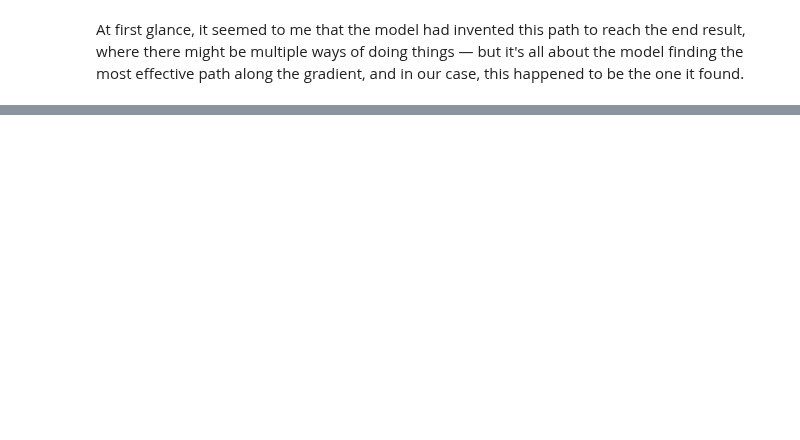
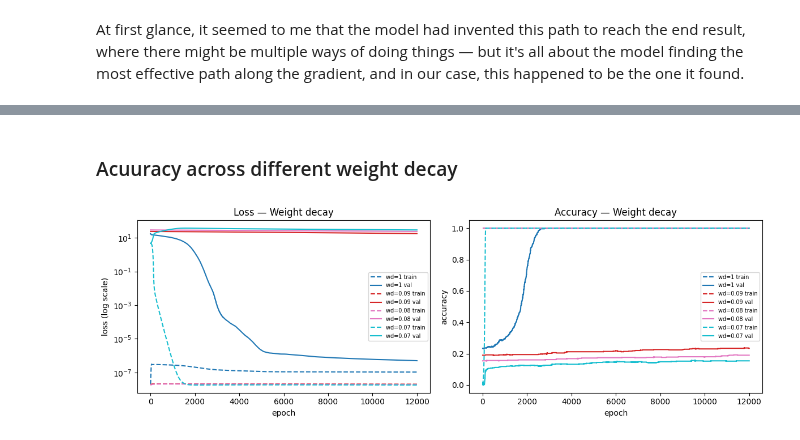
Before and after one commit to Aavash232311/Empirical-Analysis-of-Phase-Transitions-in-Transformer-Models-Using-Mechanistic-Interpretability, a Jupyter notebook: transformer-pt-analysis-main/src/Analysis/analysis.ipynb, the cells around one changed output, grey strips where cells are left out. Drawn from its saved outputs; the diff is of its cells as text; code cells hidden in the pictures; blank space fills up the shorter version.

Commit message:
Added: plot across various weight decay

```diff
--- a/transformer-pt-analysis-main/src/Analysis/analysis.ipynb
+++ b/transformer-pt-analysis-main/src/Analysis/analysis.ipynb
@@ -104,0 +60,70 @@ plot_trig_overview(model, cfg)
+# %% [markdown]
+### Acuuracy across different weight decay
+# %%
+import os
+import torch
+from pathlib import Path
+from typing import Dict, List, Optional, Set, Tuple
+from mintrans_clean import *
+
+device = torch.device("cuda" if torch.cuda.is_available() else "cpu")
+
+files = os.listdir('./skeletons_var_lanbda')
+
+path_wd = [{ "wd": decay.split('wd')[-1 :][0].split('_')[-1:][0].split('.pth')[0], "path": decay }for decay in files]
+
+
+# ---------------------------------------------------------------------------
+# Visualisation: loss / accuracy curves across different weight decay
+# ---------------------------------------------------------------------------
+
+def plot_training_curves_weight_decay(
+    runs: List[Tuple[float, Dict]],  # (weight_decay, history)
+    title: str = "",
+) -> None:
+
+    import matplotlib.pyplot as plt
+    import matplotlib
+    import numpy as np
+
+    fig, (ax_loss, ax_acc) = plt.subplots(1, 2, figsize=(12, 4))
+    suffix = f" — {title}" if title else ""
+    colors = plt.cm.tab10(np.linspace(0, 0.9, len(runs)))
+
+    for (wd, history), color in zip(runs, colors):
+        epochs = range(1, len(history["train_loss"]) + 1)
+        label = f"wd={wd}"
+
+        ax_loss.semilogy(epochs, history["train_loss"], color=color, linestyle="--", label=f"{label} train")
+        ax_loss.semilogy(epochs, history["val_loss"],   color=color, linestyle="-",  label=f"{label} val")
+
+        ax_acc.plot(epochs, history["train_acc"], color=color, linestyle="--", label=f"{label} train")
+        ax_acc.plot(epochs, history["val_acc"],   color=color, linestyle="-",  label=f"{label} val")
+
+    ax_loss.set_xlabel("epoch"); ax_loss.set_ylabel("loss (log scale)")
+    ax_loss.set_title(f"Loss{suffix}"); ax_loss.legend(fontsize=7)
+
+    ax_acc.set_xlabel("epoch"); ax_acc.set_ylabel("accuracy")
+    ax_acc.set_title(f"Accuracy{suffix}"); ax_acc.legend(fontsize=7)
+
+    plt.tight_layout(); plt.show()
+
+plot_data = []
+for obj in path_wd:
+    path = os.path.join("skeletons_var_lanbda", obj['path'])
+    weight_decay = obj['wd']
+
+    model = MinimalTransformer(
+        vocab_size=cfg.vocab_size, d_model=cfg.d_model, n_heads=cfg.n_heads,
+        num_layers=cfg.num_layers, max_seq_len=cfg.seq_len,
+        hidden_mlp=cfg.hidden_mlp,
+    ).to(device)
+
+    skeletons = torch.load(path, map_location=device)
+
+    plot_data.append((weight_decay, skeletons['history']))
+
+
+plot_training_curves_weight_decay(plot_data, "Weight decay")
+# %% [output]
+[figure, added]
```
Also changed, not shown: parts of 3 cells of this notebook, 1 other file.
